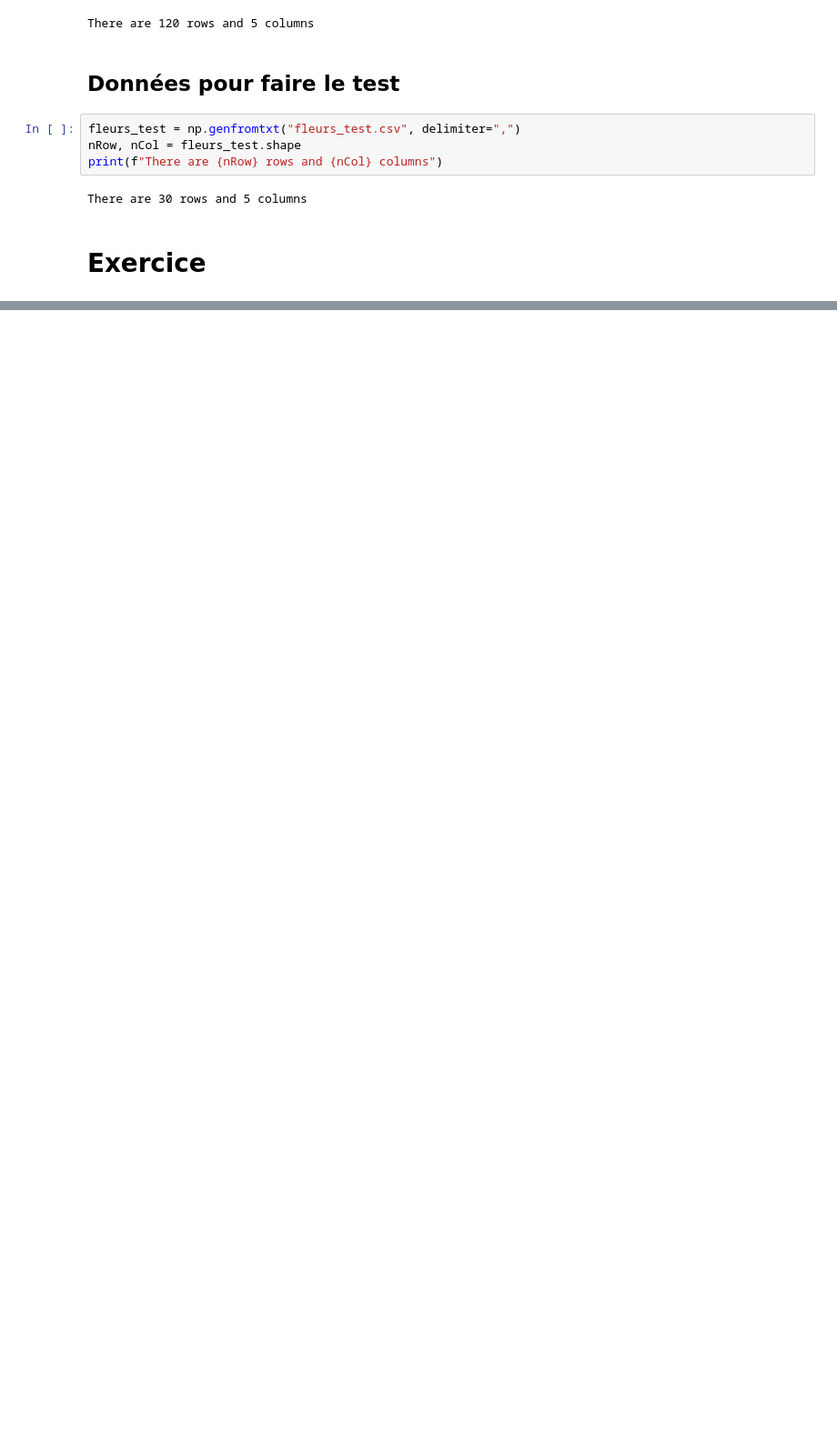
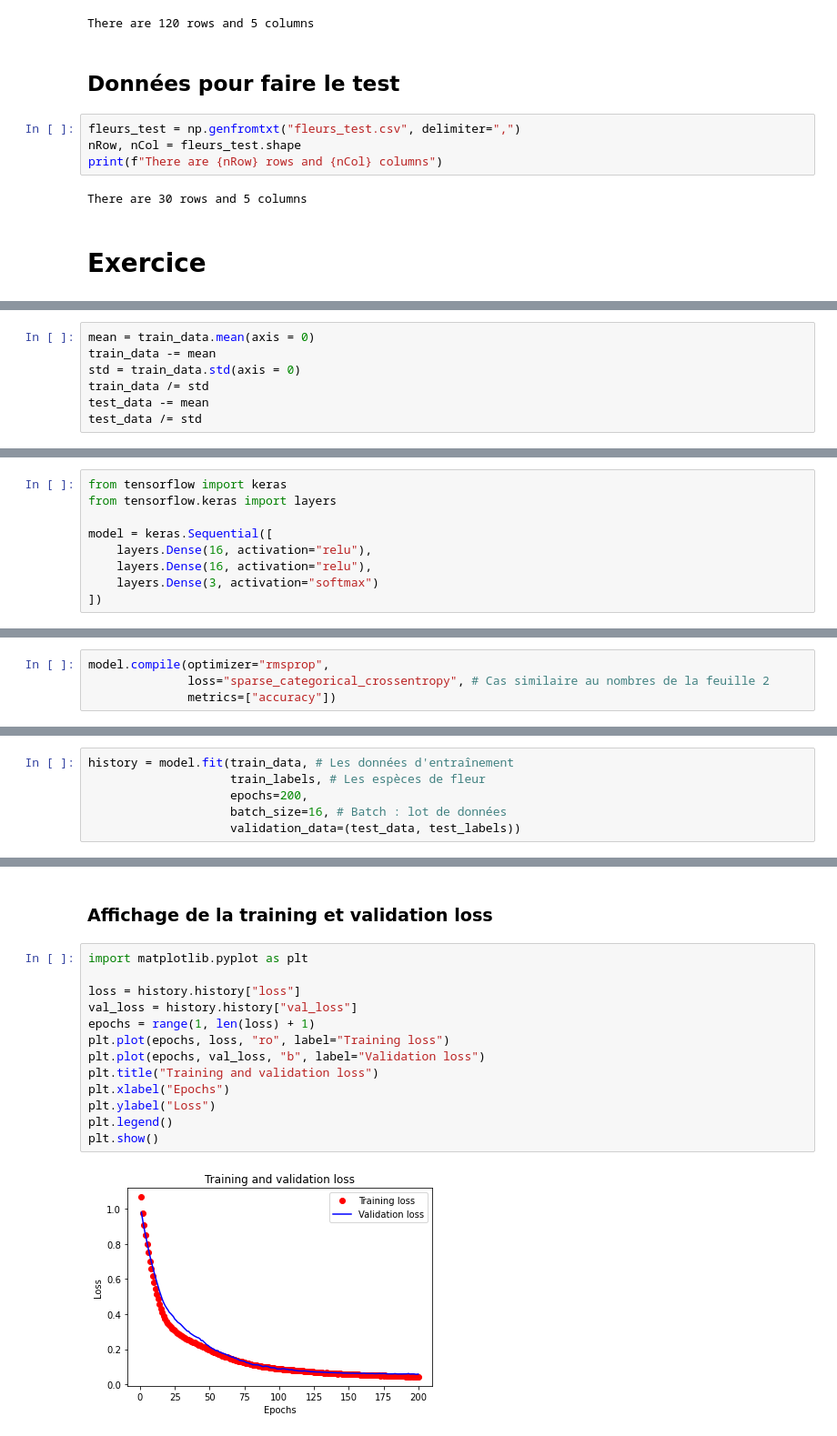
Before and after one commit to JorgeAntonio502/M2, a Jupyter notebook: IA (deep learning)/Annales/2020-2021/Exercice2/examen_exercice_2.ipynb, the cells around one changed output, grey strips where cells are left out. Shown at 91% size. Saved outputs shown, nothing was run; the diff lists cells and outputs as text; blank space fills up the shorter version.

```diff
--- a/IA (deep learning)/Annales/2020-2021/Exercice2/examen_exercice_2.ipynb
+++ b/IA (deep learning)/Annales/2020-2021/Exercice2/examen_exercice_2.ipynb
@@ -26,0 +64,7 @@ fleurs_training.shape
+# %%
+mean = train_data.mean(axis = 0)
+train_data -= mean
+std = train_data.std(axis = 0)
+train_data /= std
+test_data -= mean
+test_data /= std
@@ -26,0 +73,9 @@ fleurs_training.shape
+# %%
+from tensorflow import keras
+from tensorflow.keras import layers
+
+model = keras.Sequential([
+    layers.Dense(16, activation="relu"),
+    layers.Dense(16, activation="relu"),
+    layers.Dense(3, activation="softmax")
+])
@@ -26,0 +84,4 @@ fleurs_training.shape
+# %%
+model.compile(optimizer="rmsprop",
+              loss="sparse_categorical_crossentropy", # Cas similaire au nombres de la feuille 2
+              metrics=["accuracy"])
@@ -26,0 +92,6 @@ fleurs_training.shape
+# %%
+history = model.fit(train_data, # Les données d'entraînement
+                    train_labels, # Les espèces de fleur
+                    epochs=200,
+                    batch_size=16, # Batch : lot de données
+                    validation_data=(test_data, test_labels))
@@ -26,0 +116,17 @@ fleurs_training.shape
+# %% [markdown]
+### Affichage de la training et validation loss
+# %%
+import matplotlib.pyplot as plt
+
+loss = history.history["loss"]
+val_loss = history.history["val_loss"]
+epochs = range(1, len(loss) + 1)
+plt.plot(epochs, loss, "ro", label="Training loss")
+plt.plot(epochs, val_loss, "b", label="Validation loss")
+plt.title("Training and validation loss")
+plt.xlabel("Epochs")
+plt.ylabel("Loss")
+plt.legend()
+plt.show()
+# %% [output]
+[figure, added]
```
Also changed, not shown: parts of 23 cells of this notebook, 4 other files.
